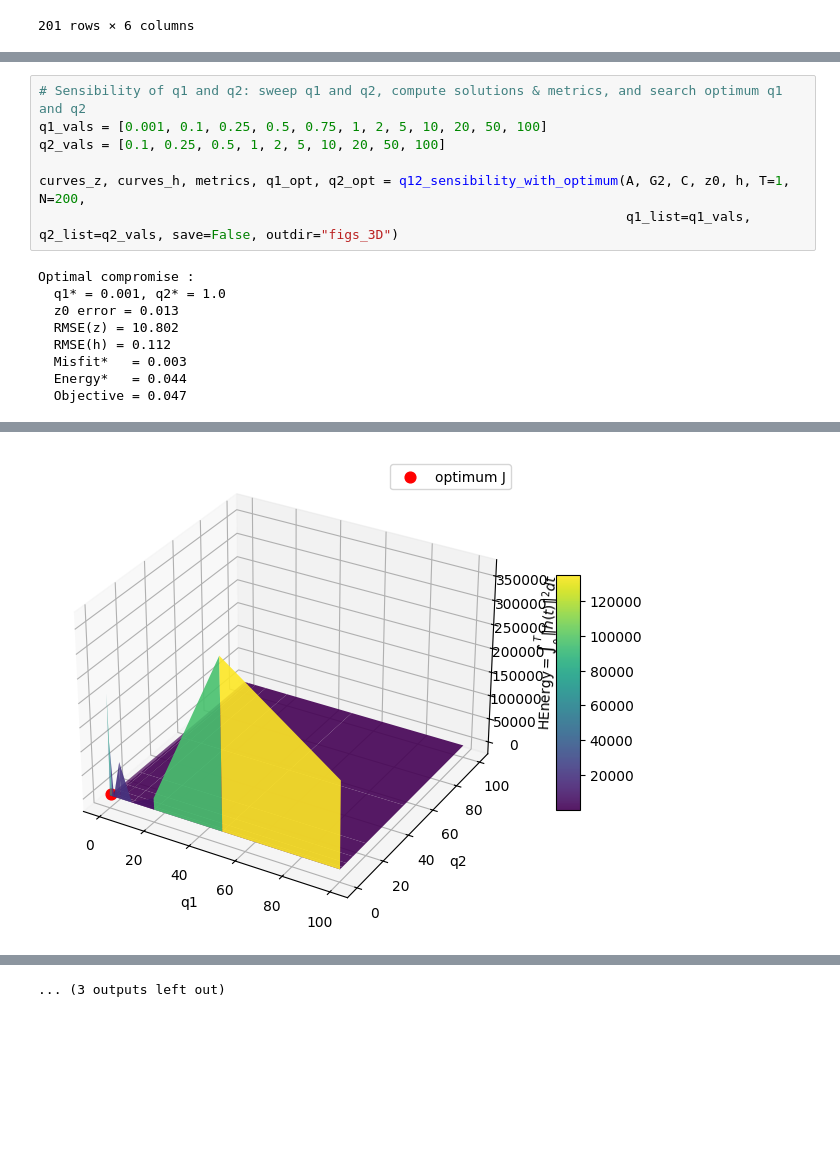
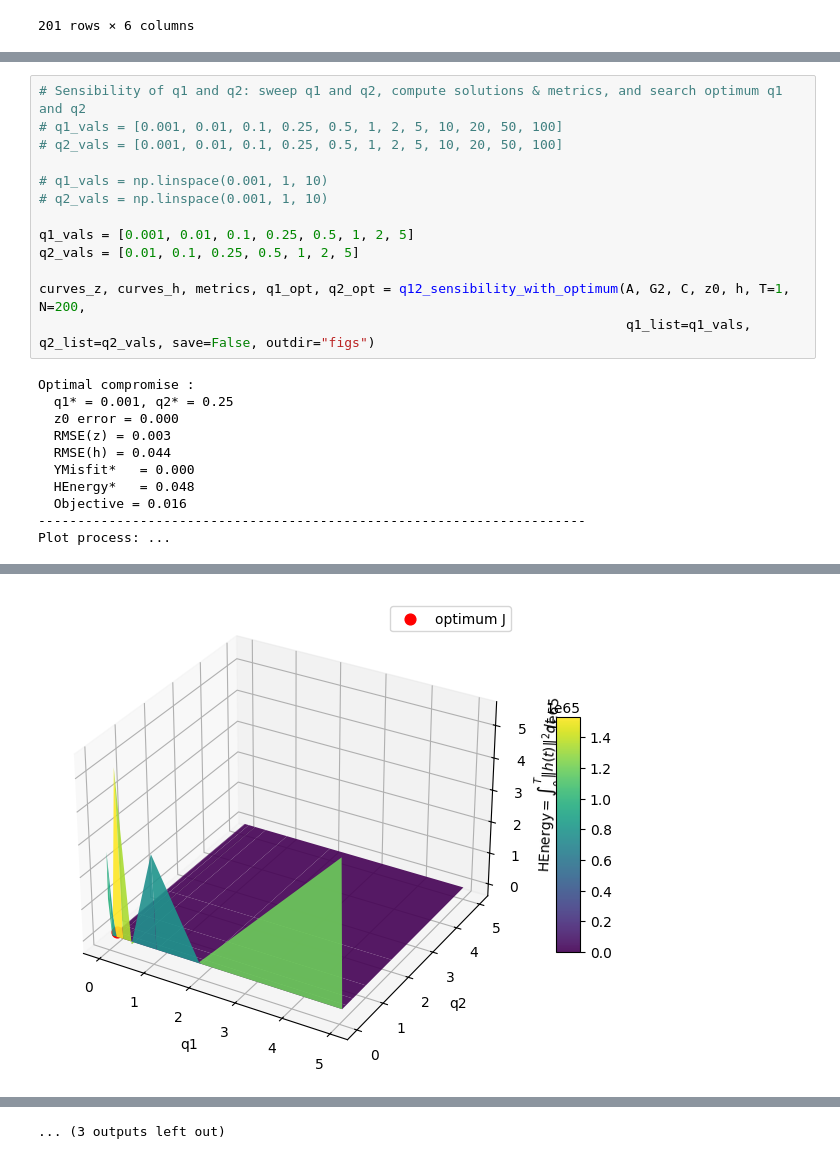
Before and after one commit to HKassogue/irrigation-estimation, a Jupyter notebook: simulation_n1.ipynb, the cells around one changed output, grey strips where cells are left out. Cells and saved outputs as stored; diff of their text form; blank space fills up the shorter version.

Commit message:
Cleaning n1 functions (metrics, plots, objective for q1, q2 search)

```diff
--- a/simulation_n1.ipynb
+++ b/simulation_n1.ipynb
@@ -187,16 +213,24 @@ curves_z, curves_h, metrics = q1_sensibility(A, G2, C, z0, h, T, N, q1_list, q2,
 # %%
 # Sensibility of q1 and q2: sweep q1 and q2, compute solutions & metrics, and search optimum q1 and q2
-q1_vals = [0.001, 0.1, 0.25, 0.5, 0.75, 1, 2, 5, 10, 20, 50, 100]
-q2_vals = [0.1, 0.25, 0.5, 1, 2, 5, 10, 20, 50, 100]
+# q1_vals = [0.001, 0.01, 0.1, 0.25, 0.5, 1, 2, 5, 10, 20, 50, 100]
+# q2_vals = [0.001, 0.01, 0.1, 0.25, 0.5, 1, 2, 5, 10, 20, 50, 100]
+
+# q1_vals = np.linspace(0.001, 1, 10)
+# q2_vals = np.linspace(0.001, 1, 10)
+
+q1_vals = [0.001, 0.01, 0.1, 0.25, 0.5, 1, 2, 5]
+q2_vals = [0.01, 0.1, 0.25, 0.5, 1, 2, 5]
 
 curves_z, curves_h, metrics, q1_opt, q2_opt = q12_sensibility_with_optimum(A, G2, C, z0, h, T=1, N=200,
-                                                                           q1_list=q1_vals, q2_list=q2_vals, save=False, outdir="figs_3D")
+                                                                           q1_list=q1_vals, q2_list=q2_vals, save=False, outdir="figs")
 # %% [output]
 Optimal compromise :
-  q1* = 0.001, q2* = 1.0
-  z0 error = 0.013
-  RMSE(z) = 10.802
-  RMSE(h) = 0.112
-  Misfit*   = 0.003
-  Energy*   = 0.044
-  Objective = 0.047
+  q1* = 0.001, q2* = 0.25
+  z0 error = 0.000
+  RMSE(z) = 0.003
+  RMSE(h) = 0.044
+  YMisfit*   = 0.000
+  HEnergy*   = 0.048
+  Objective = 0.016
+----------------------------------------------------------------------
+Plot process: ...
@@ -208 +242 @@ Optimal compromise :
-[figure, old version]
+[figure, new version]
```
Also changed, not shown: parts of 13 cells of this notebook, 2 other files.
